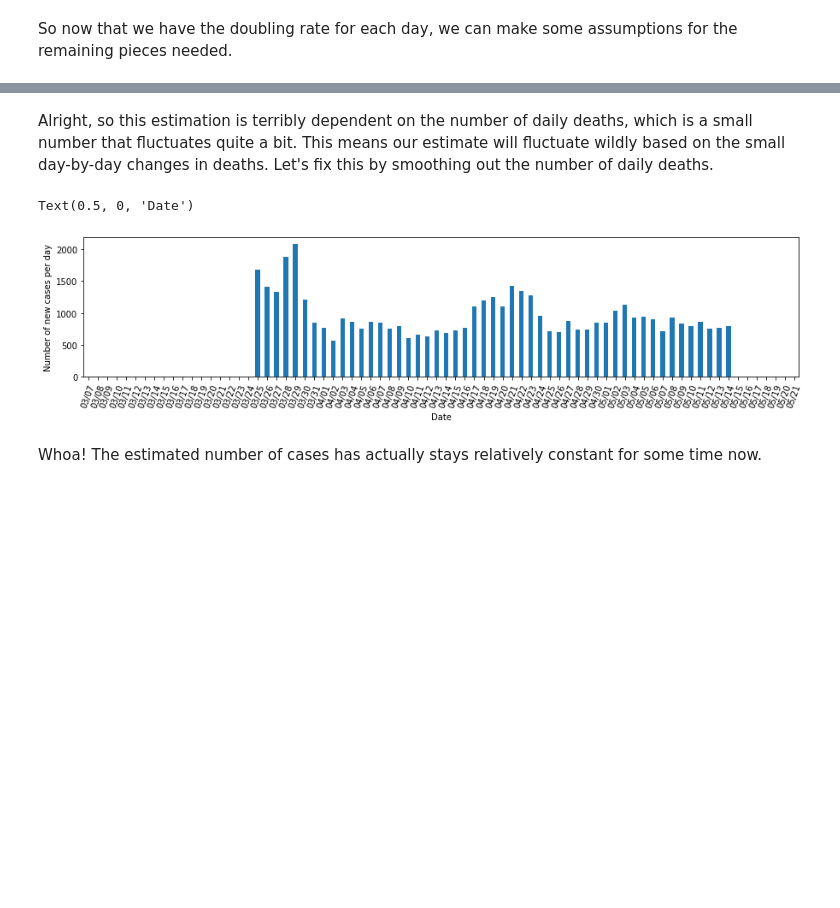
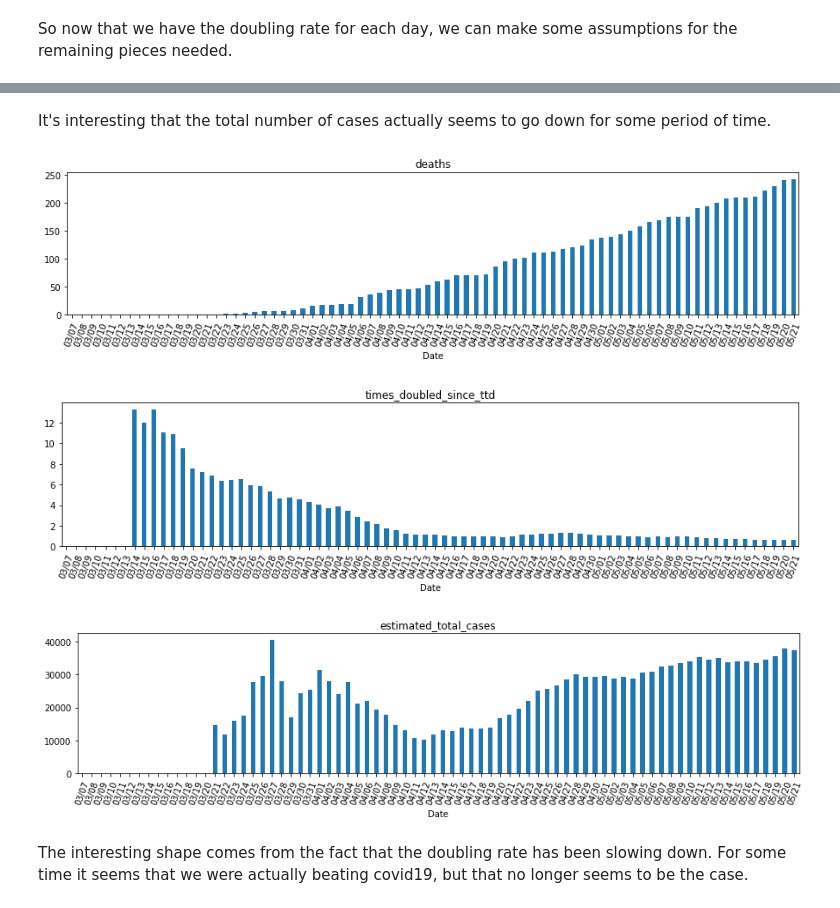
Before and after one commit to AndrewJWashington/covid_san_diego, a Jupyter notebook: new_cases_and_tests.ipynb, the cells around one changed output, grey strips where cells are left out. Saved outputs shown, nothing was run; the diff lists cells and outputs as text; code cells hidden in the pictures; blank space fills up the shorter version.

```diff
--- a/new_cases_and_tests.ipynb
+++ b/new_cases_and_tests.ipynb
@@ -208,18 +201,2 @@ plot_by_time('estimated_total_cases')
-# %% [markdown]
-Alright, so this estimation is terribly dependent on the number of daily deaths, which is a small number that fluctuates quite a bit. This means our estimate will fluctuate wildly based on the small day-by-day changes in deaths. Let's fix this by smoothing out the number of daily deaths.
-# %%
-df['deaths_today_smoothed'] = df['deaths_today'].rolling(window=7, center=True).mean()
-
-df['estimated_total_cases_smoothed'] = df.apply(lambda row:
-         np.exp2(infection_to_death_time / row['days_to_double']) * row['deaths_today_smoothed'] / mortality_rate
-         ,axis=1
-)
-
-plot_by_time('estimated_total_cases_smoothed')
-plt.ylabel('Number of new cases per day')
-plt.xlabel('Date')
-# %% [output]
-Text(0.5, 0, 'Date')
-[figure, removed]
-# %% [markdown]
-Whoa! The estimated number of cases has actually stays relatively constant for some time now.
+# %% [markdown]
+It's interesting that the total number of cases actually seems to go down for some period of time.
@@ -225,0 +205,11 @@ Whoa! The estimated number of cases has actually stays relatively constant for s
+# %%
+for col in ['deaths', 'times_doubled_since_ttd', 'estimated_total_cases']:
+    plt.figure()
+    plot_by_time(col)
+    plt.title(col)
+# %% [output]
+[figure, added]
+[figure, added]
+[figure, added]
+# %% [markdown]
+The interesting shape comes from the fact that the doubling rate has been slowing down. For some time it seems that we were actually beating covid19, but that no longer seems to be the case.
```
Also changed, not shown: parts of 40 cells of this notebook.
